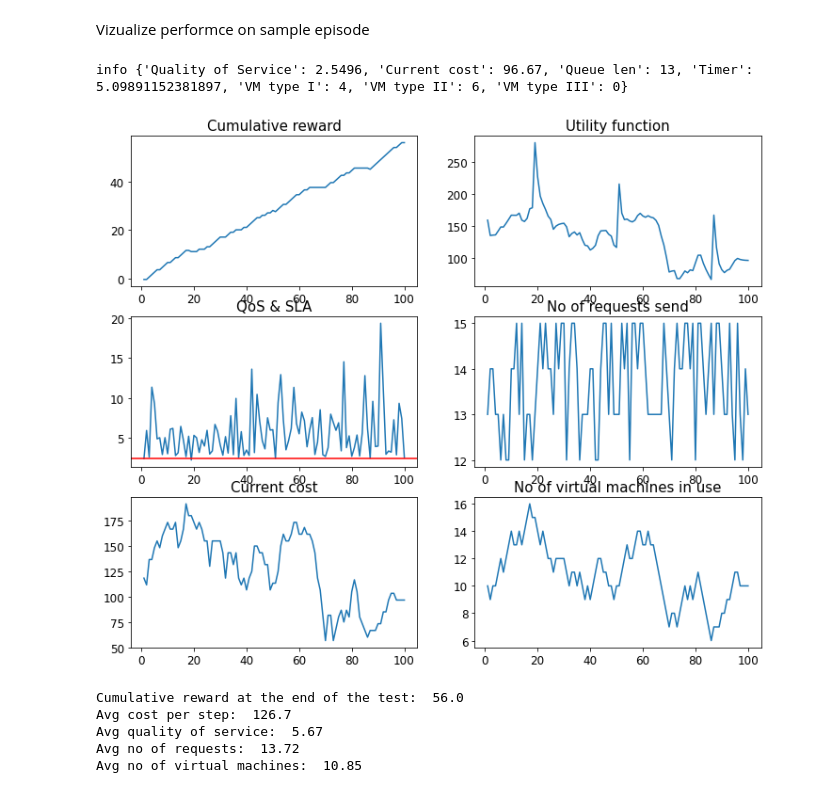
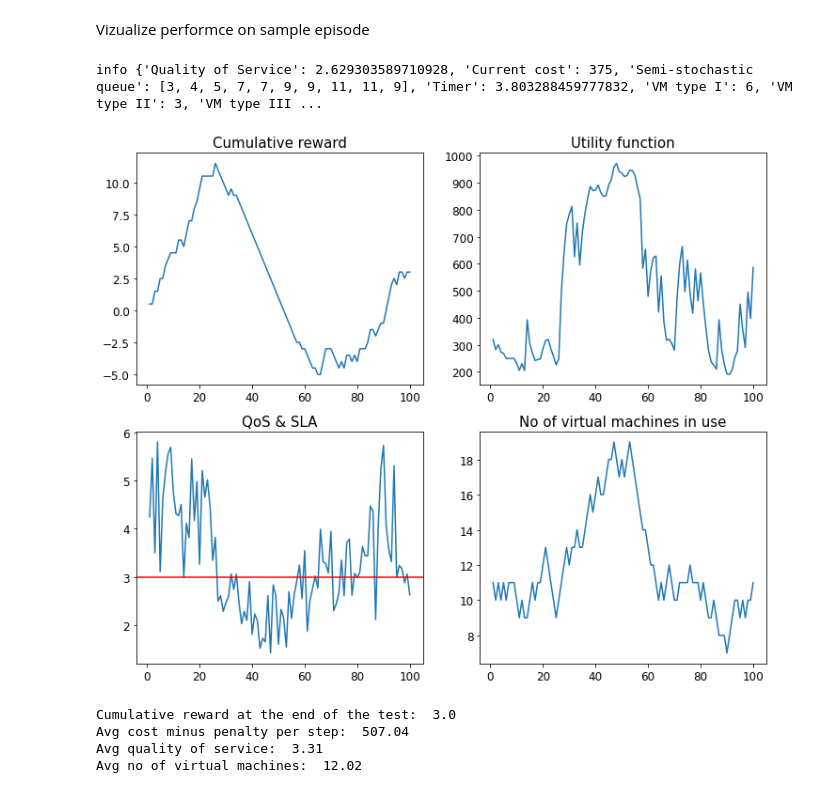
Before and after one commit to dkapczynska/Resource_management_RL, a Jupyter notebook: 01.Random_action_model.ipynb, the cells around one changed output. Cells and saved outputs as stored; diff of their text form; code cells hidden in the pictures.

```diff
--- a/01.Random_action_model.ipynb
+++ b/01.Random_action_model.ipynb
@@ -99,49 +58,2 @@ Episode:10 Score:48.5
 # %% [markdown]
 Vizualize performce on sample episode
-# %%
-# restart env
-obs = env.reset()
-done = False
-
-#
-culumative_reward = 0
-step = 0
-value = []
-quality_of_service = []
-utility_function = []
-queue_len = []
-cost_lst = []
-no_of_vm_lst = []
-steps_lst = []
-
-while True:
-    action = env.action_space.sample()
-    obs, rewards, done, info = env.step(action)
-
-    # save the resuls
-    culumative_reward+=rewards
-    step +=1
-    value.append(culumative_reward)
-    steps_lst.append(step)
-    quality_of_service.append(info['Quality of Service'])
-    utility_function.append(obs)
-    cost_lst.append(info['Current cost'])
-    no_of_vm_lst.append(info['VM type I'] + info['VM type II'] + info['VM type III'])
-    queue_len.append(info['Queue len'])
-
-    if done:
-        print('info', info)
-        break
-# %% [output]
-info {'Quality of Service': 2.5496, 'Current cost': 96.67, 'Queue len': 13, 'Timer': 5.09891152381897, 'VM type I': 4, 'VM type II': 6, 'VM type III': 0}
-# %%
-viz_performance(cumulative_reward=value,
-               utility_function=utility_function,
-               qos=quality_of_service,
-               queue_len=queue_len,
-               cost = cost_lst,
-               no_of_vm = no_of_vm_lst,
-               steps=steps_lst,
-               sla=SLA)
-# %% [output]
-[figure, removed]
@@ -150,13 +59,0 @@ viz_performance(cumulative_reward=value,
-# %%
-# detailed results:
-print("Cumulative reward at the end of the test: ", value[-1])
-print("Avg cost per step: ", np.round(np.mean(cost_lst), 2))
-print("Avg quality of service: ", np.round(np.mean(quality_of_service), 2))
-print("Avg no of requests: ", np.mean(queue_len))
-print("Avg no of virtual machines: ", np.mean(no_of_vm_lst))
-# %% [output]
-Cumulative reward at the end of the test:  56.0
-Avg cost per step:  126.7
-Avg quality of service:  5.67
-Avg no of requests:  13.72
-Avg no of virtual machines:  10.85
@@ -162,0 +116,9 @@ Avg no of virtual machines:  10.85
+# %%
+test_scenario(SCENARIO='test_scenario_1')
+# %% [output]
+info {'Quality of Service': 2.629303589710928, 'Current cost': 375, 'Semi-stochastic queue': [3, 4, 5, 7, 7, 9, 9, 11, 11, 9], 'Timer': 3.803288459777832, 'VM type I': 6, 'VM type II': 3, 'VM type III ...
+[figure, added]
+Cumulative reward at the end of the test:  3.0
+Avg cost minus penalty per step:  507.04
+Avg quality of service:  3.31
+Avg no of virtual machines:  12.02
```
Also changed, not shown: parts of 11 cells of this notebook.
